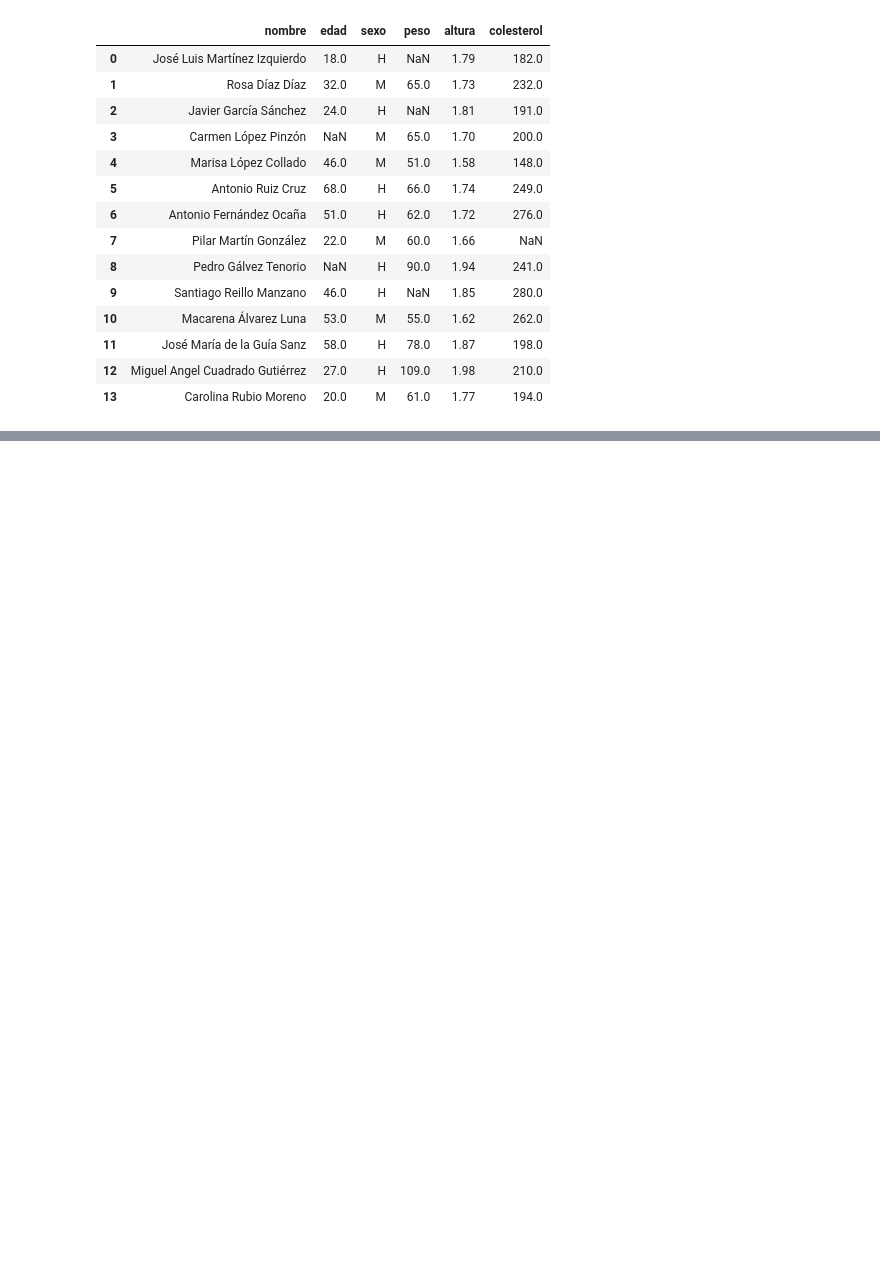
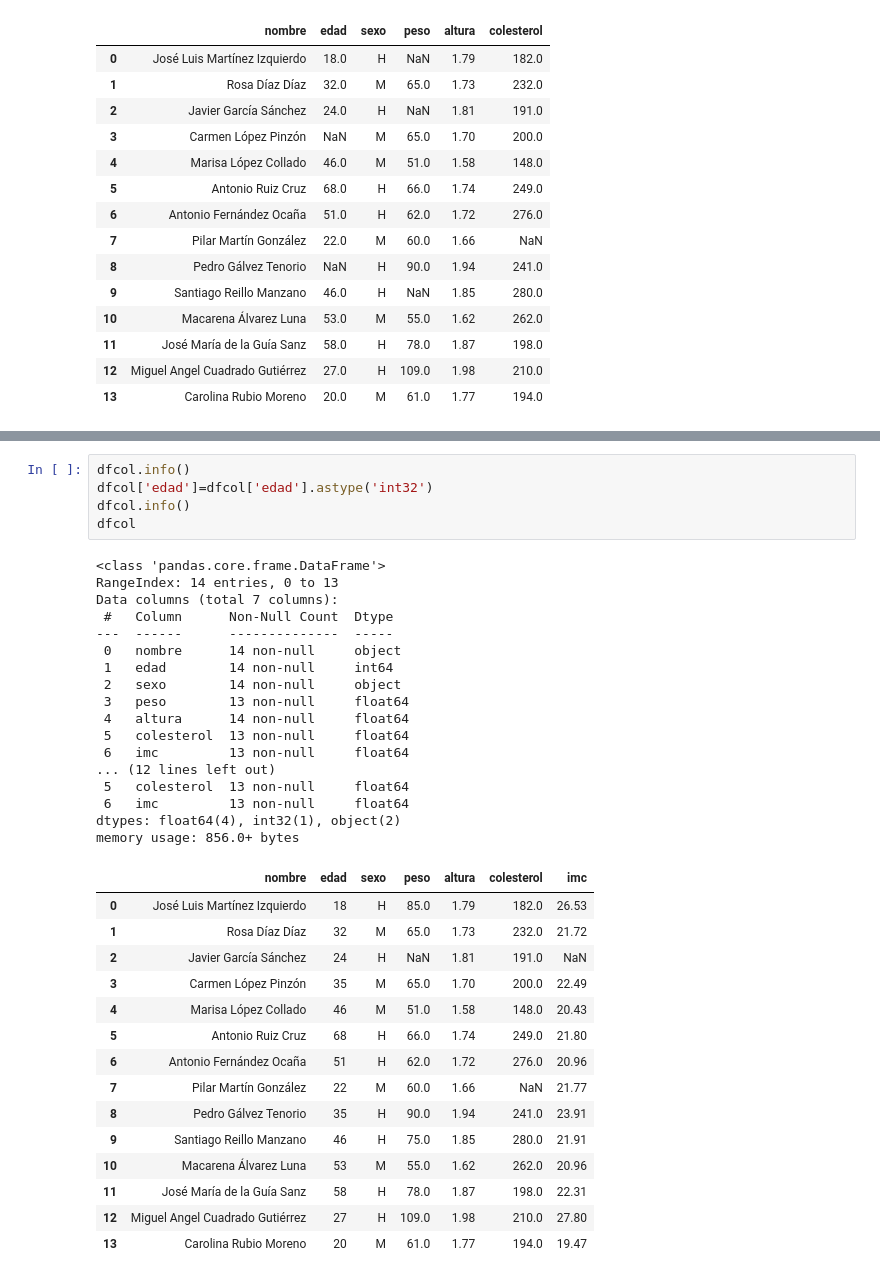
Before and after one commit to CarlosEsteve/python, a Jupyter notebook: Pandas/Pandas.ipynb, the cells around one changed output, grey strips where cells are left out. Drawn from its saved outputs; the diff is of its cells as text; blank space fills up the shorter version.

```diff
--- a/Pandas/Pandas.ipynb
+++ b/Pandas/Pandas.ipynb
@@ -677,0 +745,38 @@ dfcol[mask]
+# %%
+dfcol.info()
+dfcol['edad']=dfcol['edad'].astype('int32')
+dfcol.info()
+dfcol
+# %% [output]
+<class 'pandas.core.frame.DataFrame'>
+RangeIndex: 14 entries, 0 to 13
+Data columns (total 7 columns):
+ #   Column      Non-Null Count  Dtype
+---  ------      --------------  -----
+ 0   nombre      14 non-null     object
+ 1   edad        14 non-null     int64
+ 2   sexo        14 non-null     object
+ 3   peso        13 non-null     float64
+ 4   altura      14 non-null     float64
+ 5   colesterol  13 non-null     float64
+ 6   imc         13 non-null     float64
+... (12 lines left out)
+ 5   colesterol  13 non-null     float64
+ 6   imc         13 non-null     float64
+dtypes: float64(4), int32(1), object(2)
+memory usage: 856.0+ bytes
+|  | nombre | edad | sexo | peso | altura | colesterol | imc |
+| 0 | José Luis Martínez Izquierdo | 18 | H | 85.0 | 1.79 | 182.0 | 26.53 |
+| 1 | Rosa Díaz Díaz | 32 | M | 65.0 | 1.73 | 232.0 | 21.72 |
+| 2 | Javier García Sánchez | 24 | H | NaN | 1.81 | 191.0 | NaN |
+| 3 | Carmen López Pinzón | 35 | M | 65.0 | 1.70 | 200.0 | 22.49 |
+| 4 | Marisa López Collado | 46 | M | 51.0 | 1.58 | 148.0 | 20.43 |
+| 5 | Antonio Ruiz Cruz | 68 | H | 66.0 | 1.74 | 249.0 | 21.80 |
+| 6 | Antonio Fernández Ocaña | 51 | H | 62.0 | 1.72 | 276.0 | 20.96 |
+| 7 | Pilar Martín González | 22 | M | 60.0 | 1.66 | NaN | 21.77 |
+| 8 | Pedro Gálvez Tenorio | 35 | H | 90.0 | 1.94 | 241.0 | 23.91 |
+| 9 | Santiago Reillo Manzano | 46 | H | 75.0 | 1.85 | 280.0 | 21.91 |
+| 10 | Macarena Álvarez Luna | 53 | M | 55.0 | 1.62 | 262.0 | 20.96 |
+| 11 | José María de la Guía Sanz | 58 | H | 78.0 | 1.87 | 198.0 | 22.31 |
+| 12 | Miguel Angel Cuadrado Gutiérrez | 27 | H | 109.0 | 1.98 | 210.0 | 27.80 |
+| 13 | Carolina Rubio Moreno | 20 | M | 61.0 | 1.77 | 194.0 | 19.47 |
```
Also changed, not shown: parts of 29 cells of this notebook, 1 other file.
